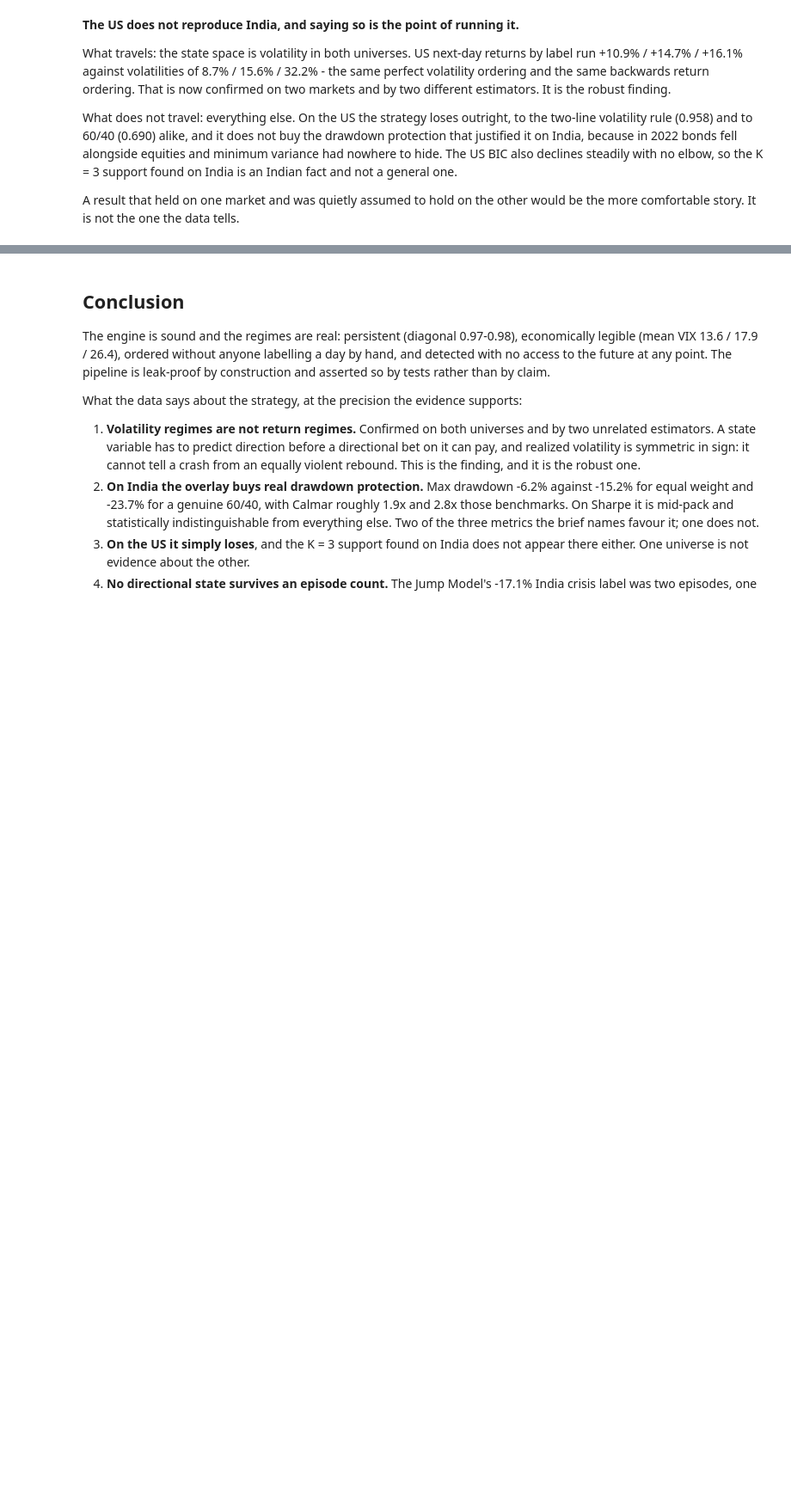
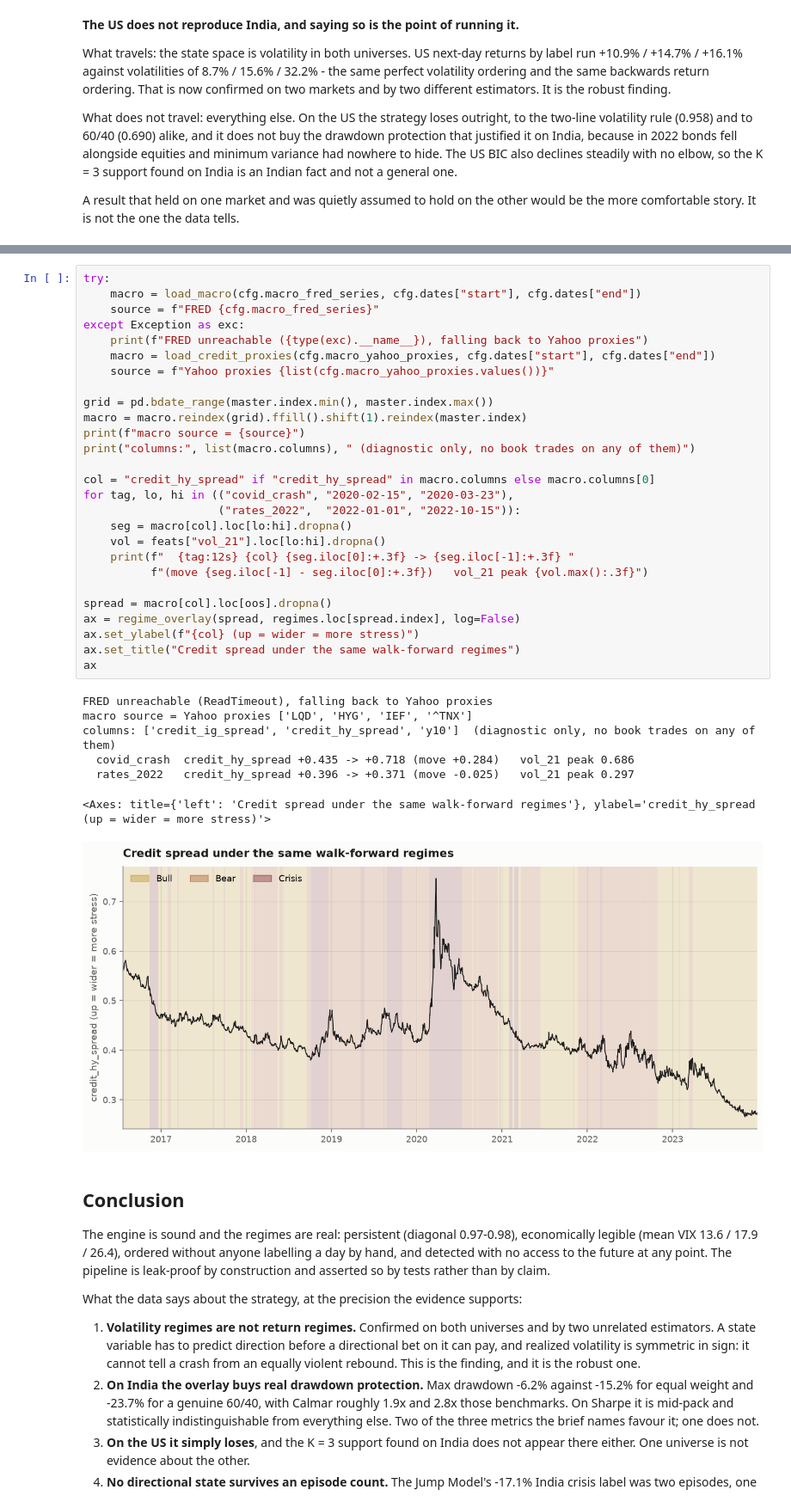
Before and after one commit to DogInfantry/Signals-Before-Storms, a Jupyter notebook: notebooks/driver.ipynb, the cells around one changed output, grey strips where cells are left out. Shown at 86% size. Saved outputs shown, nothing was run; the diff lists cells and outputs as text; blank space fills up the shorter version.

```diff
--- a/notebooks/driver.ipynb
+++ b/notebooks/driver.ipynb
@@ -736,3 +753,38 @@ comfortable story. It is not the one the data tells.
+# %%
+try:
+    macro = load_macro(cfg.macro_fred_series, cfg.dates["start"], cfg.dates["end"])
+    source = f"FRED {cfg.macro_fred_series}"
+except Exception as exc:
+    print(f"FRED unreachable ({type(exc).__name__}), falling back to Yahoo proxies")
+    macro = load_credit_proxies(cfg.macro_yahoo_proxies, cfg.dates["start"], cfg.dates["end"])
+    source = f"Yahoo proxies {list(cfg.macro_yahoo_proxies.values())}"
+
+grid = pd.bdate_range(master.index.min(), master.index.max())
+macro = macro.reindex(grid).ffill().shift(1).reindex(master.index)
+print(f"macro source = {source}")
+print("columns:", list(macro.columns), " (diagnostic only, no book trades on any of them)")
+
+col = "credit_hy_spread" if "credit_hy_spread" in macro.columns else macro.columns[0]
+for tag, lo, hi in (("covid_crash", "2020-02-15", "2020-03-23"),
+                    ("rates_2022",  "2022-01-01", "2022-10-15")):
+    seg = macro[col].loc[lo:hi].dropna()
+    vol = feats["vol_21"].loc[lo:hi].dropna()
+    print(f"  {tag:12s} {col} {seg.iloc[0]:+.3f} -> {seg.iloc[-1]:+.3f} "
+          f"(move {seg.iloc[-1] - seg.iloc[0]:+.3f})   vol_21 peak {vol.max():.3f}")
+
+spread = macro[col].loc[oos].dropna()
+ax = regime_overlay(spread, regimes.loc[spread.index], log=False)
+ax.set_ylabel(f"{col} (up = wider = more stress)")
+ax.set_title("Credit spread under the same walk-forward regimes")
+ax
+# %% [output]
+FRED unreachable (ReadTimeout), falling back to Yahoo proxies
+macro source = Yahoo proxies ['LQD', 'HYG', 'IEF', '^TNX']
+columns: ['credit_ig_spread', 'credit_hy_spread', 'y10']  (diagnostic only, no book trades on any of them)
+  covid_crash  credit_hy_spread +0.435 -> +0.718 (move +0.284)   vol_21 peak 0.686
+  rates_2022   credit_hy_spread +0.396 -> +0.371 (move -0.025)   vol_21 peak 0.297
+<Axes: title={'left': 'Credit spread under the same walk-forward regimes'}, ylabel='credit_hy_spread (up = wider = more stress)'>
+[figure, added]
 # %% [markdown]
 ## Conclusion
 
```
Also changed, not shown: parts of 15 cells of this notebook, 2 other files.
